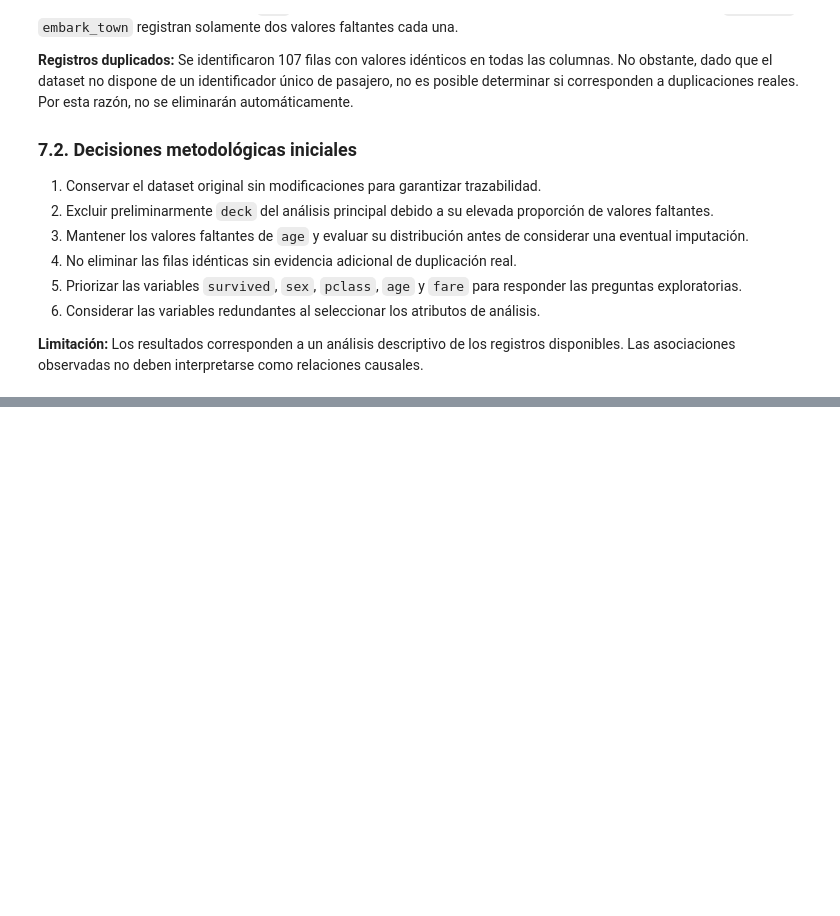
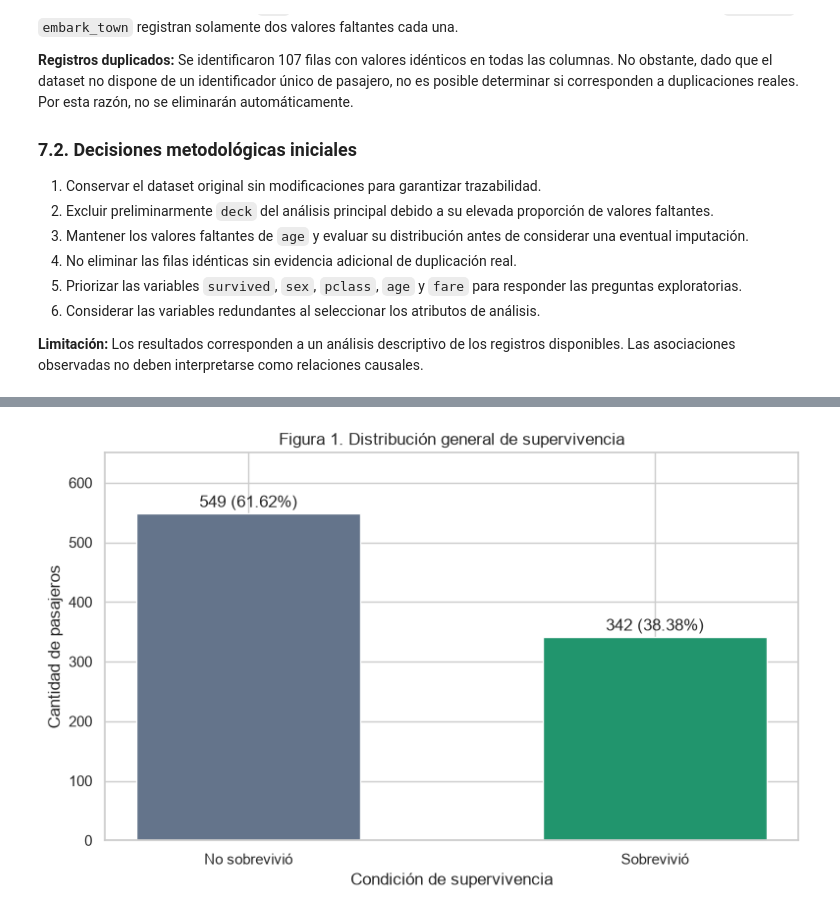
Before and after one commit to hernansaavedrag/exploracion-inteligente-datos, a Jupyter notebook: notebooks/fase1_eda.ipynb, the cells around one changed output, grey strips where cells are left out. Saved outputs shown, nothing was run; the diff lists cells and outputs as text; code cells hidden in the pictures; blank space fills up the shorter version.

Commit message:
Aporte Hernan - Analisis general de supervivencia Titanic

```diff
--- a/notebooks/fase1_eda.ipynb
+++ b/notebooks/fase1_eda.ipynb
@@ -273,0 +295,19 @@ El conjunto de datos Titanic contiene 891 observaciones y 15 variables, incluyen
+# %%
+# Frecuencias absolutas y relativas de supervivencia
+
+tabla_supervivencia = pd.DataFrame({
+    "Cantidad": df["survived"].value_counts().sort_index(),
+    "Porcentaje": (
+        df["survived"].value_counts(normalize=True)
+        .sort_index() * 100
+    ).round(2)
+})
+
+tabla_supervivencia.index = [
+    "No sobrevivió",
+    "Sobrevivió"
+]
+
+tabla_supervivencia.index.name = "Supervivencia"
+
+display(tabla_supervivencia)
@@ -273,0 +328,39 @@ El conjunto de datos Titanic contiene 891 observaciones y 15 variables, incluyen
+# %%
+# Figura 1. Distribución general de supervivencia
+
+fig, ax = plt.subplots(figsize=(8, 5))
+
+barras = ax.bar(
+    tabla_supervivencia.index,
+    tabla_supervivencia["Cantidad"],
+    color=["#64748b", "#21956D"],
+    width=0.55
+)
+
+for barra, porcentaje in zip(
+    barras, tabla_supervivencia["Porcentaje"]
+):
+    cantidad = barra.get_height()
+
+    ax.text(
+        barra.get_x() + barra.get_width() / 2,
+        cantidad + 10,
+        f"{int(cantidad)} ({porcentaje:.2f}%)",
+        ha="center"
+    )
+
+ax.set_title("Figura 1. Distribución general de supervivencia")
+ax.set_xlabel("Condición de supervivencia")
+ax.set_ylabel("Cantidad de pasajeros")
+ax.set_ylim(0, 650)
+
+plt.tight_layout()
+
+# Guardar figura en el repositorio
+ruta_figura = raiz_proyecto / "figuras" / "01_supervivencia_general.png"
+
+fig.savefig(ruta_figura, dpi=300, bbox_inches="tight")
+
+plt.show()
+# %% [output]
+[figure, added]
```
Also changed, not shown: parts of 4 cells of this notebook, 1 other file.
